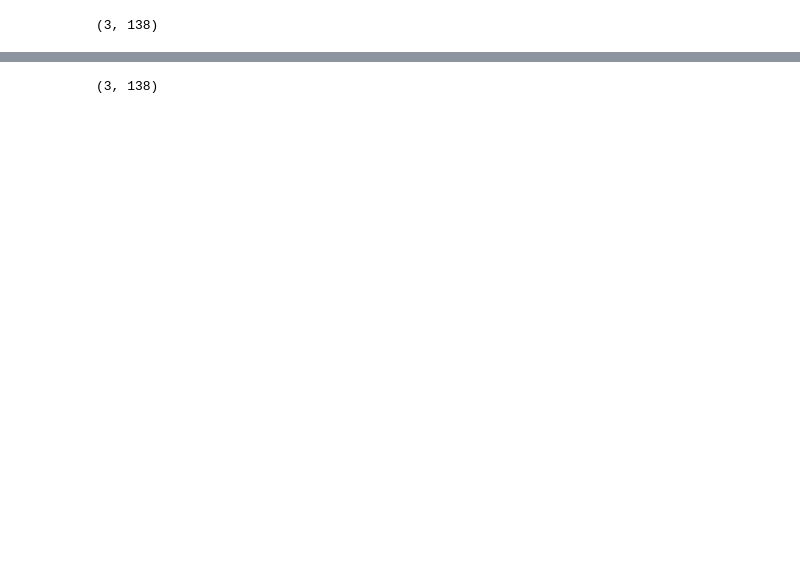
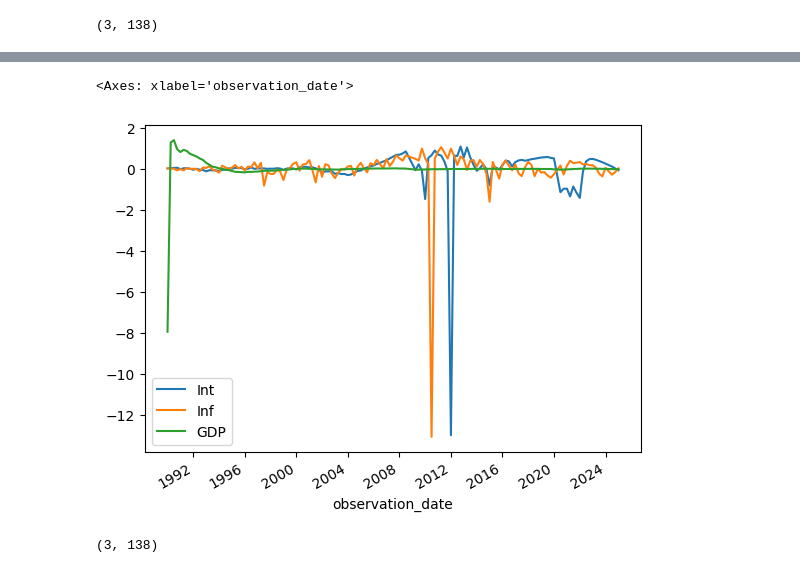
Before and after one commit to AmineOuerfellii/econometron, a Jupyter notebook: Tutorials/Models/Linear_DSGE/NK_Model.ipynb, the cells around one changed output, grey strips where cells are left out. Drawn from its saved outputs; the diff is of its cells as text; code cells hidden in the pictures; blank space fills up the shorter version.

```diff
--- a/Tutorials/Models/Linear_DSGE/NK_Model.ipynb
+++ b/Tutorials/Models/Linear_DSGE/NK_Model.ipynb
@@ -130,5 +131,10 @@ Processing column: GDP
 # %%
 trans_data=TSP.get_transformed_data().T.values
+# %%
+TSP.get_transformed_data().plot()
+# %% [output]
+<Axes: xlabel='observation_date'>
+[figure, added]
 # %%
 trans_data.shape
 # %% [output]
```
Also changed, not shown: parts of 23 cells of this notebook, 2 other files.
